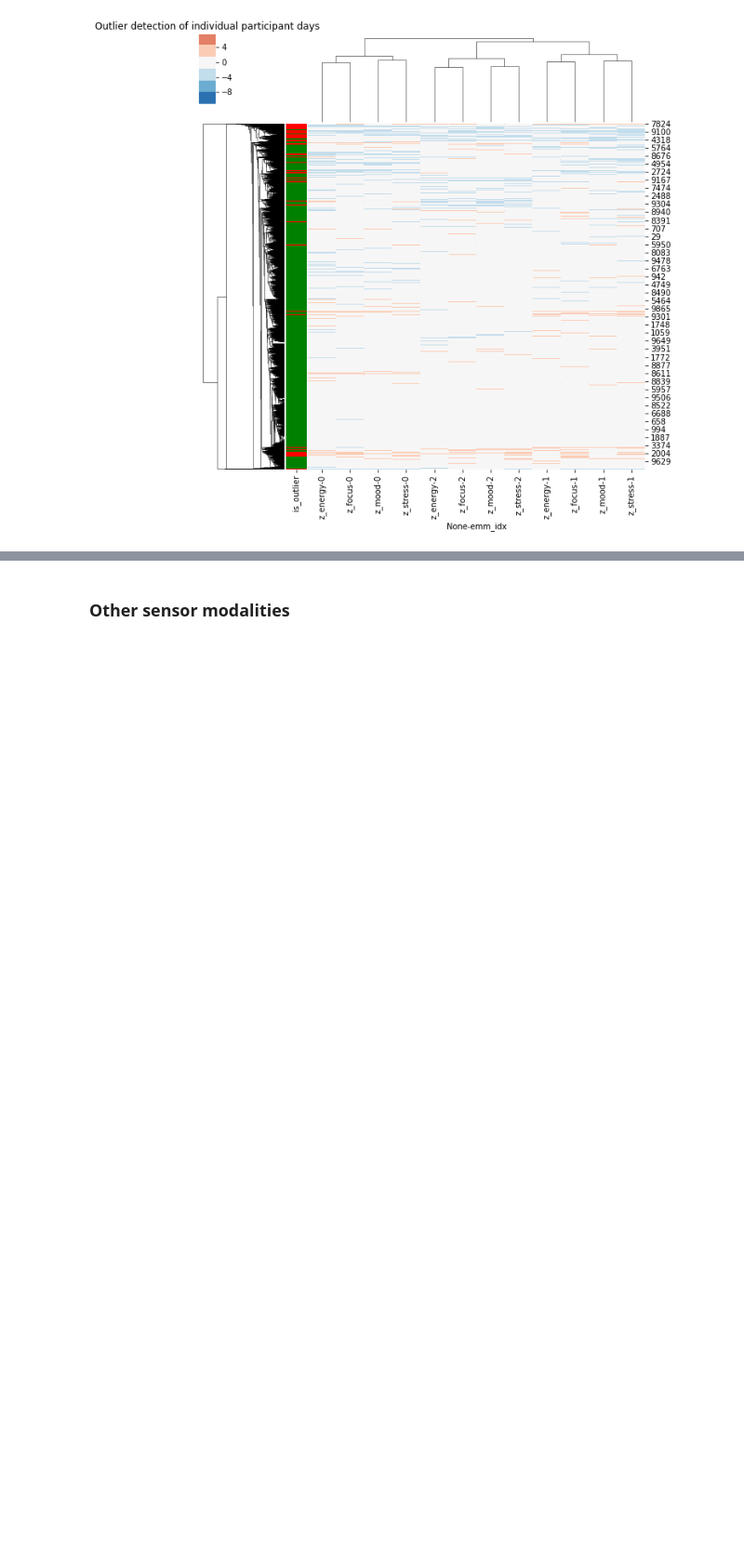
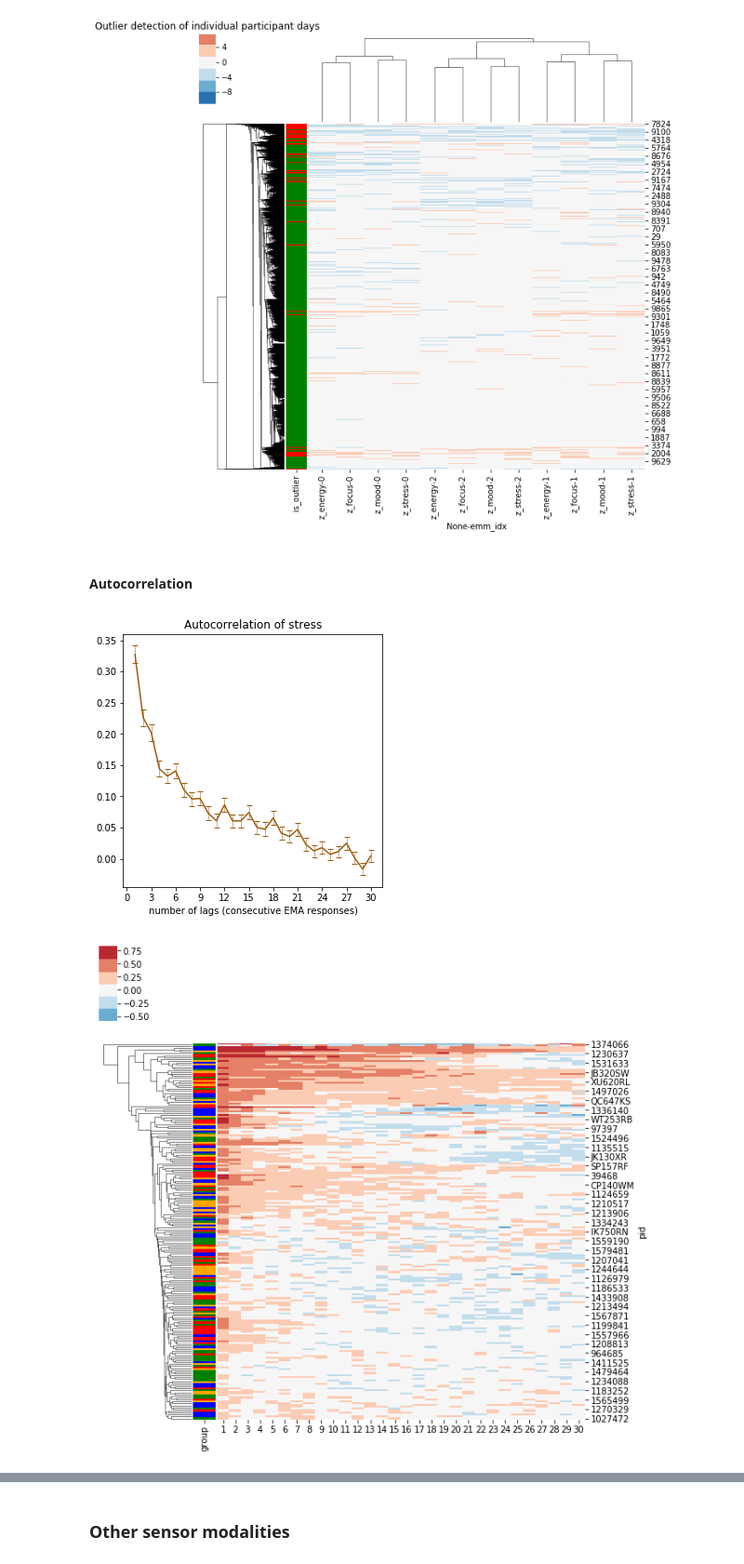
Before and after one commit to tliu526/lifesense, a Jupyter notebook: daily_rhythm.ipynb, the cells around one changed output, grey strips where cells are left out. Shown at 93% size. Cells and saved outputs as stored; diff of their text form; code cells hidden in the pictures; blank space fills up the shorter version.

Commit message:
adds autocorrelation

```diff
--- a/daily_rhythm.ipynb
+++ b/daily_rhythm.ipynb
@@ -444,3 +465,5 @@ plt.title("Outlier detection of individual participant days")
 plt.savefig("figures/outlier_days.png", dpi=300)
 # %% [output]
 [figure]
+# %% [markdown]
+#### Autocorrelation
@@ -446,0 +502,23 @@ plt.savefig("figures/outlier_days.png", dpi=300)
+# %%
+ac_stress_dict, ac_stress_df = build_autocorr(emm_df, 'z_stress')
+
+x = np.arange(1, n_lags+1)
+baseline = np.zeros(n_lags)
+
+ac_stress_df = ac_stress_df.dropna()
+plt.rcParams["figure.figsize"] = [5,5]
+plt.errorbar(x, np.mean(ac_stress_df, axis=0).tolist()[1:], yerr=(np.std(ac_stress_df, axis=0).tolist()[1:]/np.sqrt(ac_stress_df.shape[0])), elinewidth=0.5, capsize=3)
+plt.xticks(np.arange(0, n_lags+1, 3))
+plt.title("Autocorrelation of stress")
+plt.xlabel("number of lags (consecutive EMA responses)")
+plt.show()
+
+_ = ac_stress_df.pop(0)
+cmap =  sns.color_palette("RdBu_r", 7)
+group = ac_stress_df.pop('group')
+row_colors = group.map(color_map)
+sns.clustermap(ac_stress_df, col_cluster=False, cmap=cmap, center=0, row_colors=row_colors)
+plt.show()
+# %% [output]
+[figure, added]
+[figure, added]
```
Also changed, not shown: parts of 7 cells of this notebook.
